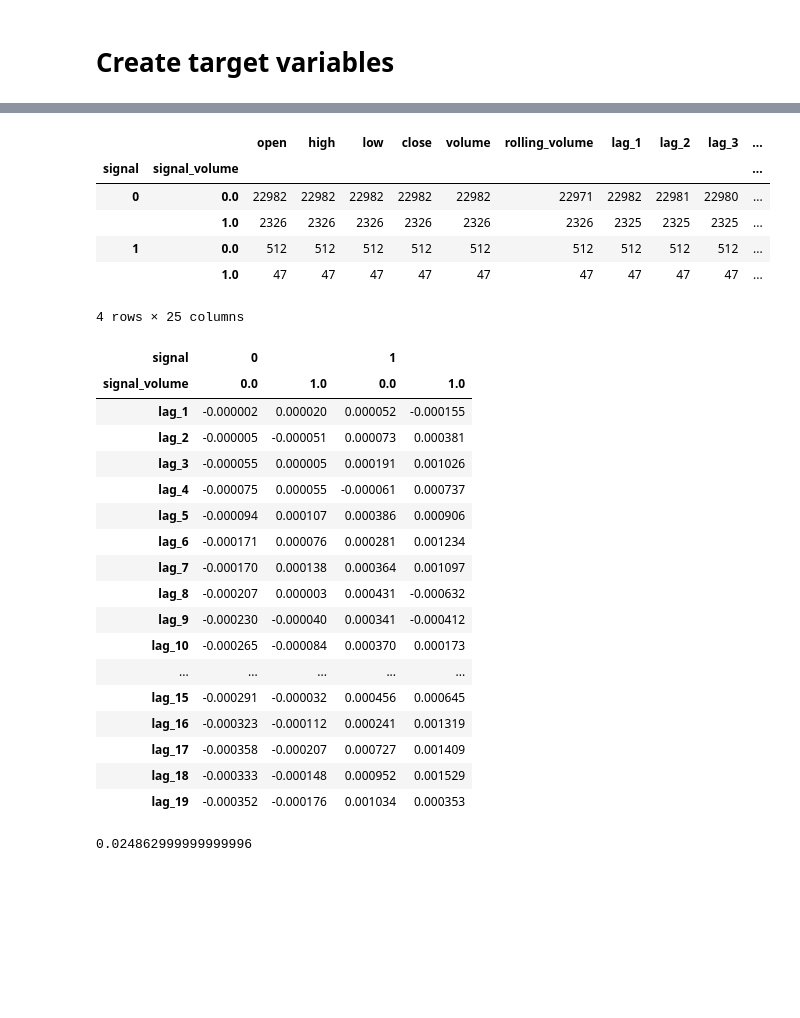
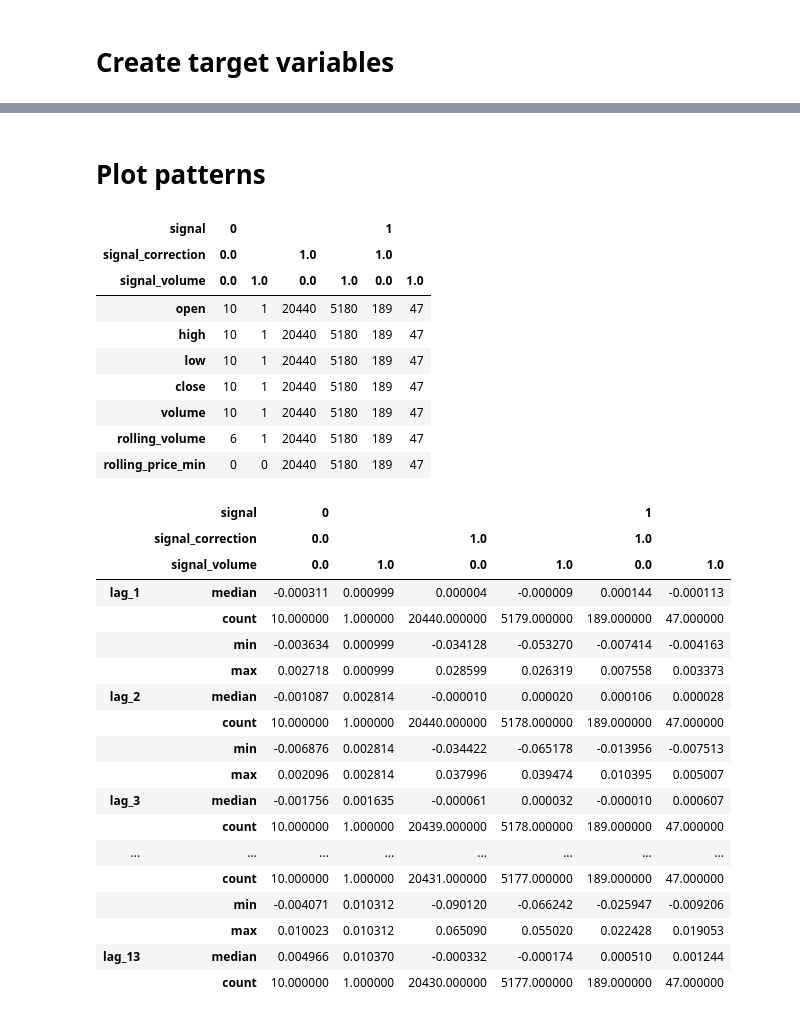
Before and after one commit to sergio12S/mean-reversing-bitcoin, a Jupyter notebook: strategies/strategy_volume_bar.ipynb, the cells around one changed output, grey strips where cells are left out. Drawn from its saved outputs; the diff is of its cells as text; code cells hidden in the pictures; blank space fills up the shorter version.

```diff
--- a/strategies/strategy_volume_bar.ipynb
+++ b/strategies/strategy_volume_bar.ipynb
@@ -23,7 +24,7 @@ data.tail(5)
 # %% [markdown]
 # Create target variables
 # %%
-size_body = 0.7
+size_body = 0.8
 def find_candle(candle, size_body):
     rule_1 = (candle.get('close') - candle.get('low')) / (.001 + candle.get('high') - candle.get('low'))
     rule_2 = (candle.get('open') - candle.get('low')) / (.001 + candle.get('high') - candle.get('low'))
@@ -47,3 +40,4 @@ print(1 if signal else 0)
 # %%
 # Look for the biggest volume for the last 1 hour (12 bars)
-data['rolling_volume'] = data['volume'].rolling(12).max()
+data['rolling_volume'] = data['volume'].rolling(5).max()
+data[['volume', 'rolling_volume']].tail(10)
@@ -64,0 +57,4 @@ data[['volume', 'rolling_volume']].tail(10)
+# %%
+# Look for correction
+data['rolling_price_min'] = data['close'].rolling(12).min()
+data[['close', 'rolling_price_min']].tail(10)
@@ -65,5 +74,11 @@ data[['volume', 'rolling_volume']].tail(10)
 # %%
 data['signal'] = 0
 for index, value in data.iterrows():
+    # find pattern
     data.loc[index, 'signal'] = find_candle(value, size_body)
+    # find the biggest volume
     data.loc[index, 'signal_volume'] = 1 if value.get('volume') == value.get('rolling_volume') else 0
+    # find correction
+    data.loc[index, 'signal_correction'] = 1 if (value.get('close') / value.get('rolling_price_min')) -1 > -0.005 else 0
+# %% [markdown]
+# Plot patterns
@@ -70,14 +113,17 @@ for index, value in data.iterrows():
 # %%
 # data.groupby('signal').count()
-data.groupby(['signal', 'signal_volume']).count()
+data.groupby(['signal', 'signal_correction', 'signal_volume']).count().T
 # %% [output]
-|  |  | open | high | low | close | volume | rolling_volume | lag_1 | lag_2 | lag_3 | ... |
-| signal | signal_volume |  |  |  |  |  |  |  |  |  | ... |
-| 0 | 0.0 | 22982 | 22982 | 22982 | 22982 | 22982 | 22971 | 22982 | 22981 | 22980 | ... |
-|  | 1.0 | 2326 | 2326 | 2326 | 2326 | 2326 | 2326 | 2325 | 2325 | 2325 | ... |
-| 1 | 0.0 | 512 | 512 | 512 | 512 | 512 | 512 | 512 | 512 | 512 | ... |
-|  | 1.0 | 47 | 47 | 47 | 47 | 47 | 47 | 47 | 47 | 47 | ... |
+| signal | 0 |  |  |  | 1 |  |
+| signal_correction | 0.0 |  | 1.0 |  | 1.0 |  |
+| signal_volume | 0.0 | 1.0 | 0.0 | 1.0 | 0.0 | 1.0 |
+| open | 10 | 1 | 20440 | 5180 | 189 | 47 |
+| high | 10 | 1 | 20440 | 5180 | 189 | 47 |
+| low | 10 | 1 | 20440 | 5180 | 189 | 47 |
+| close | 10 | 1 | 20440 | 5180 | 189 | 47 |
+| volume | 10 | 1 | 20440 | 5180 | 189 | 47 |
+| rolling_volume | 6 | 1 | 20440 | 5180 | 189 | 47 |
+| rolling_price_min | 0 | 0 | 20440 | 5180 | 189 | 47 |
-4 rows × 25 columns
 # %%
 
 # create lags
@@ -92,28 +138,26 @@ name_lags = [f'lag_{i}' for i in lags]
 # Append our signals
 name_lags.append('signal')
 name_lags.append('signal_volume')
-data[name_lags].groupby(['signal', 'signal_volume']).median().T #.plot()
+name_lags.append('signal_correction')
+stat_table = data[name_lags].groupby(['signal', 'signal_correction', 'signal_volume']).agg(['median', 'count', 'min', 'max']).T #.plot()
+stat_table.head(50)
 # %% [output]
-| signal | 0 |  | 1 |  |
-| signal_volume | 0.0 | 1.0 | 0.0 | 1.0 |
-| lag_1 | -0.000002 | 0.000020 | 0.000052 | -0.000155 |
-| lag_2 | -0.000005 | -0.000051 | 0.000073 | 0.000381 |
-| lag_3 | -0.000055 | 0.000005 | 0.000191 | 0.001026 |
-| lag_4 | -0.000075 | 0.000055 | -0.000061 | 0.000737 |
-| lag_5 | -0.000094 | 0.000107 | 0.000386 | 0.000906 |
-| lag_6 | -0.000171 | 0.000076 | 0.000281 | 0.001234 |
-| lag_7 | -0.000170 | 0.000138 | 0.000364 | 0.001097 |
-| lag_8 | -0.000207 | 0.000003 | 0.000431 | -0.000632 |
-| lag_9 | -0.000230 | -0.000040 | 0.000341 | -0.000412 |
-| lag_10 | -0.000265 | -0.000084 | 0.000370 | 0.000173 |
-| ... | ... | ... | ... | ... |
-| lag_15 | -0.000291 | -0.000032 | 0.000456 | 0.000645 |
-| lag_16 | -0.000323 | -0.000112 | 0.000241 | 0.001319 |
-| lag_17 | -0.000358 | -0.000207 | 0.000727 | 0.001409 |
-| lag_18 | -0.000333 | -0.000148 | 0.000952 | 0.001529 |
-| lag_19 | -0.000352 | -0.000176 | 0.001034 | 0.000353 |
+|  | signal | 0 |  |  |  | 1 |  |
+|  | signal_correction | 0.0 |  | 1.0 |  | 1.0 |  |
+|  | signal_volume | 0.0 | 1.0 | 0.0 | 1.0 | 0.0 | 1.0 |
+| lag_1 | median | -0.000311 | 0.000999 | 0.000004 | -0.000009 | 0.000144 | -0.000113 |
+|  | count | 10.000000 | 1.000000 | 20440.000000 | 5179.000000 | 189.000000 | 47.000000 |
+|  | min | -0.003634 | 0.000999 | -0.034128 | -0.053270 | -0.007414 | -0.004163 |
+|  | max | 0.002718 | 0.000999 | 0.028599 | 0.026319 | 0.007558 | 0.003373 |
+| lag_2 | median | -0.001087 | 0.002814 | -0.000010 | 0.000020 | 0.000106 | 0.000028 |
+|  | count | 10.000000 | 1.000000 | 20440.000000 | 5178.000000 | 189.000000 | 47.000000 |
+|  | min | -0.006876 | 0.002814 | -0.034422 | -0.065178 | -0.013956 | -0.007513 |
+|  | max | 0.002096 | 0.002814 | 0.037996 | 0.039474 | 0.010395 | 0.005007 |
+| lag_3 | median | -0.001756 | 0.001635 | -0.000061 | 0.000032 | -0.000010 | 0.000607 |
+|  | count | 10.000000 | 1.000000 | 20439.000000 | 5178.000000 | 189.000000 | 47.000000 |
+| ... | ... | ... | ... | ... | ... | ... | ... |
+|  | count | 10.000000 | 1.000000 | 20431.000000 | 5177.000000 | 189.000000 | 47.000000 |
+|  | min | -0.004071 | 0.010312 | -0.090120 | -0.066242 | -0.025947 | -0.009206 |
+|  | max | 0.010023 | 0.010312 | 0.065090 | 0.055020 | 0.022428 | 0.019053 |
+| lag_13 | median | 0.004966 | 0.010370 | -0.000332 | -0.000174 | 0.000510 | 0.001244 |
+|  | count | 10.000000 | 1.000000 | 20430.000000 | 5177.000000 | 189.000000 | 47.000000 |
-# %%
-# Returns 8% for 90 days
-0.000529 * 47
-# %% [output]
-0.024862999999999996
```
Also changed, not shown: parts of 14 cells of this notebook, 1 other file.
